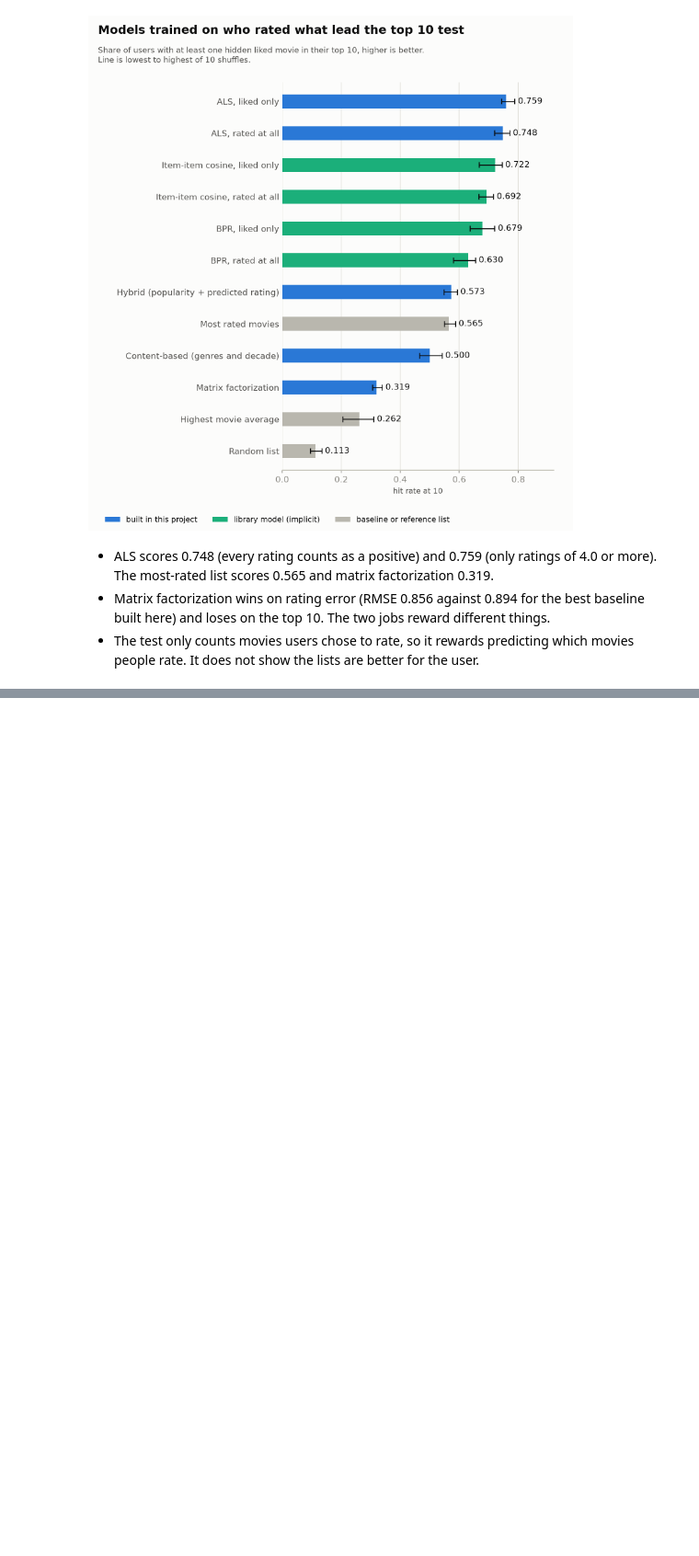
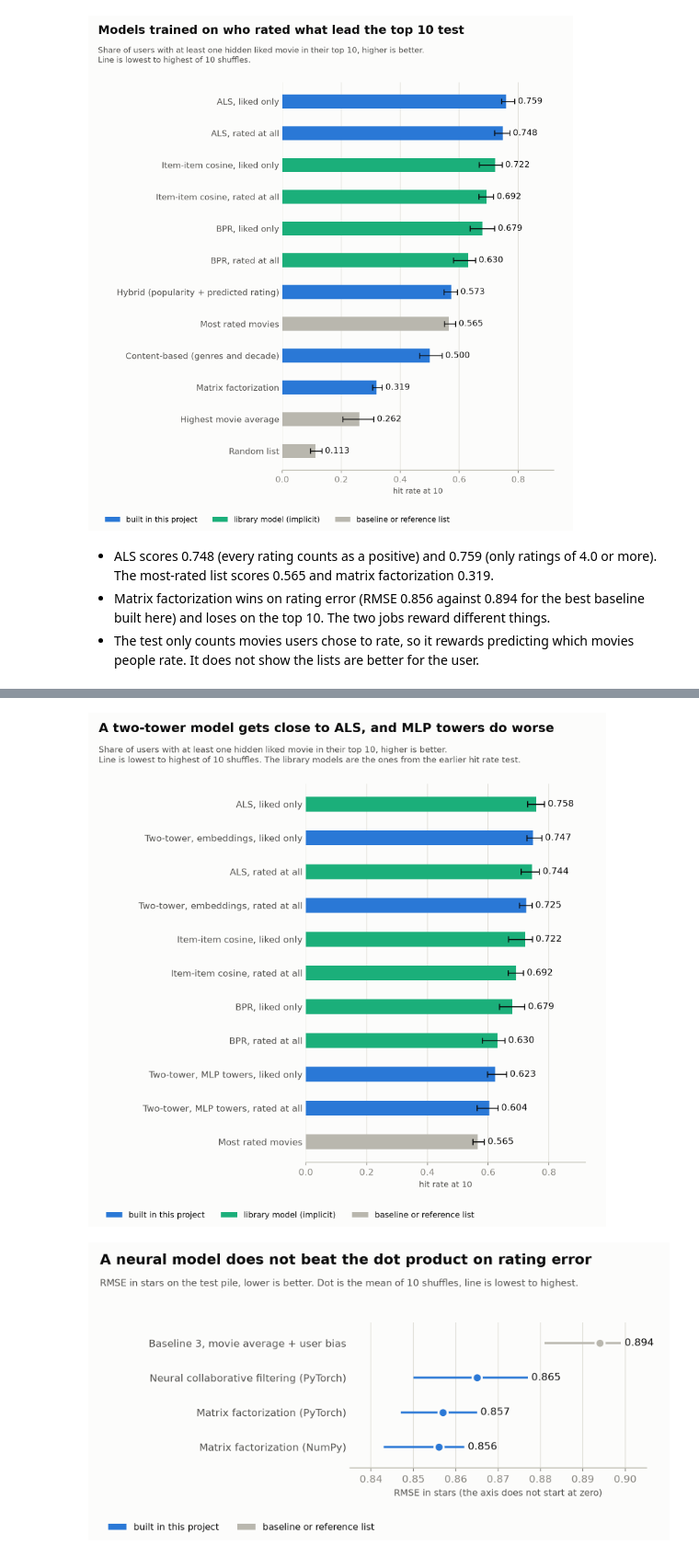
Before and after one commit to ckagias/movie-recommendation, a Jupyter notebook: notebooks/demo.ipynb, the cells around one changed output, grey strips where cells are left out. Shown at 92% size. Drawn from its saved outputs; the diff is of its cells as text; code cells hidden in the pictures; blank space fills up the shorter version.

Commit message:
docs: add the neural charts and findings to the demo notebook

```diff
--- a/notebooks/demo.ipynb
+++ b/notebooks/demo.ipynb
@@ -231,0 +236,8 @@ Image(filename="../docs/img/hit_rate.png", width=720)
+# %%
+from IPython.display import Image, display
+
+display(Image(filename="../docs/img/hit_rate_neural.png", width=720))
+display(Image(filename="../docs/img/neural_rmse.png", width=720))
+# %% [output]
+[figure, added]
+[figure, added]
```
Also changed, not shown: parts of 2 cells of this notebook.
